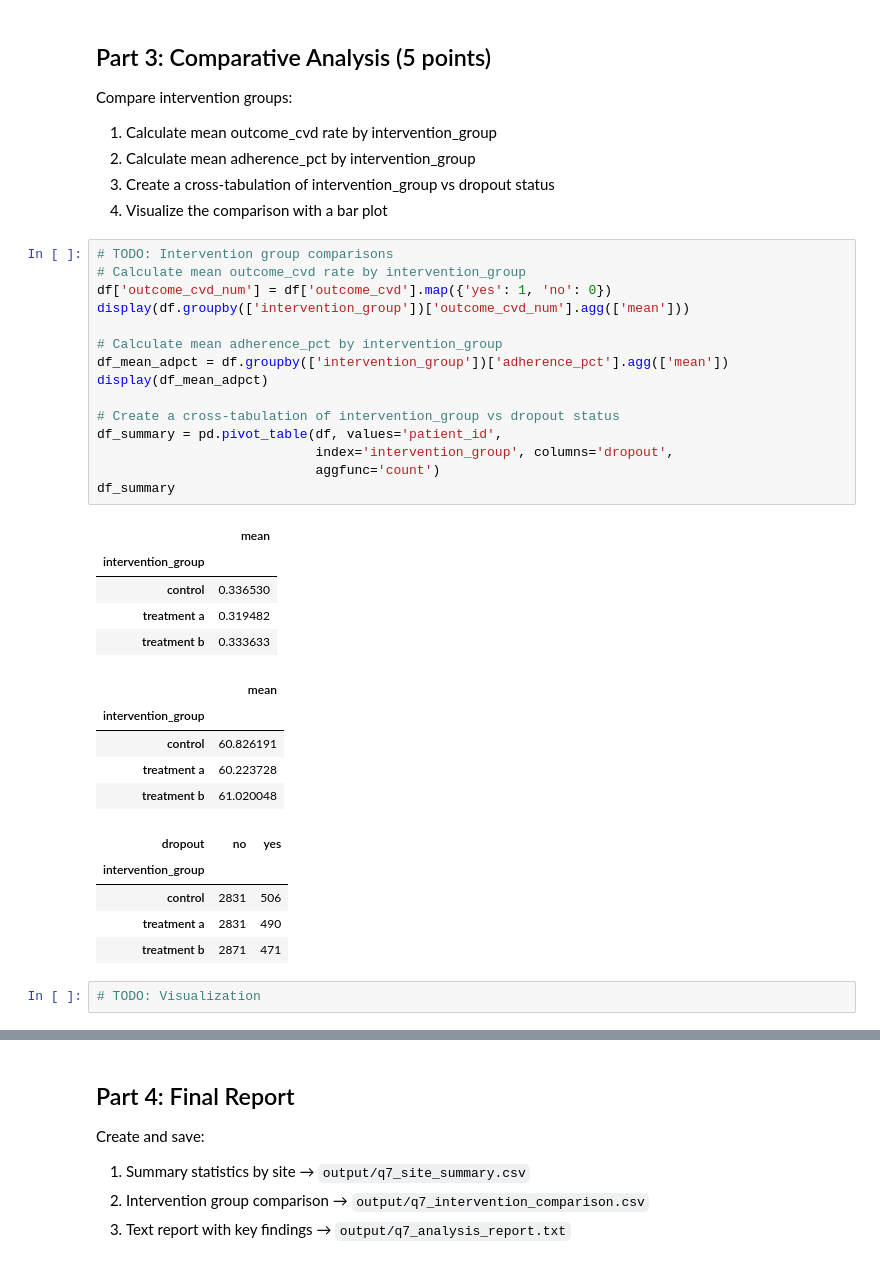
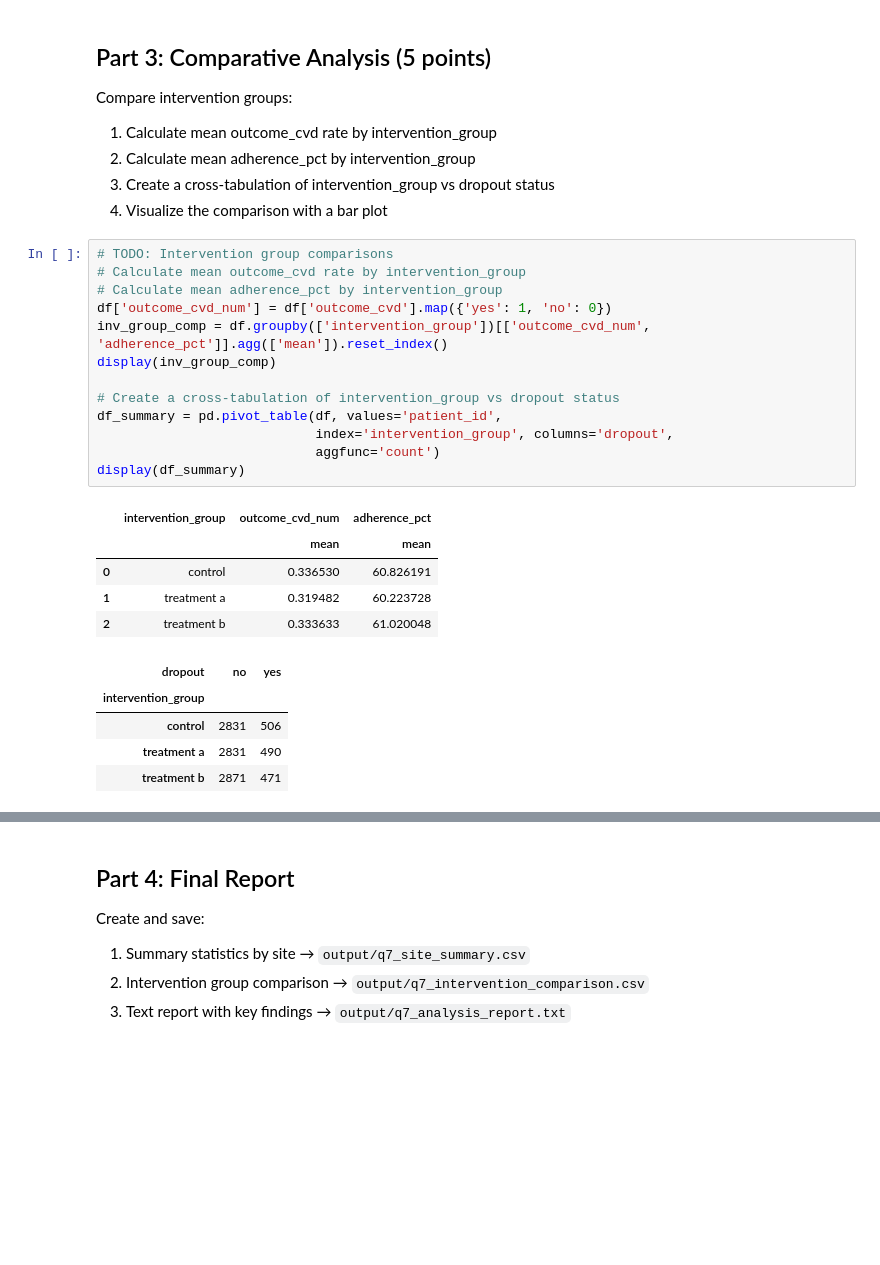
Before and after one commit to UCSF-DataSci/ds217-midterm-bobho1999, a Jupyter notebook: q7_aggregation.ipynb, the cells around one changed output, grey strips where cells are left out. Saved outputs shown, nothing was run; the diff lists cells and outputs as text; blank space fills up the shorter version.

```diff
--- a/q7_aggregation.ipynb
+++ b/q7_aggregation.ipynb
@@ -139,33 +135,24 @@ Compare intervention groups:
 # %%
 # TODO: Intervention group comparisons
 # Calculate mean outcome_cvd rate by intervention_group
+# Calculate mean adherence_pct by intervention_group
 df['outcome_cvd_num'] = df['outcome_cvd'].map({'yes': 1, 'no': 0})
-display(df.groupby(['intervention_group'])['outcome_cvd_num'].agg(['mean']))
-
-# Calculate mean adherence_pct by intervention_group
-df_mean_adpct = df.groupby(['intervention_group'])['adherence_pct'].agg(['mean'])
-display(df_mean_adpct)
+inv_group_comp = df.groupby(['intervention_group'])[['outcome_cvd_num', 'adherence_pct']].agg(['mean']).reset_index()
+display(inv_group_comp)
 
 # Create a cross-tabulation of intervention_group vs dropout status
 df_summary = pd.pivot_table(df, values='patient_id',
                             index='intervention_group', columns='dropout',
                             aggfunc='count')
-df_summary
+display(df_summary)
 # %% [output]
-|  | mean |
-| intervention_group |  |
-| control | 0.336530 |
-| treatment a | 0.319482 |
-| treatment b | 0.333633 |
+|  | intervention_group | outcome_cvd_num | adherence_pct |
+|  |  | mean | mean |
+| 0 | control | 0.336530 | 60.826191 |
+| 1 | treatment a | 0.319482 | 60.223728 |
+| 2 | treatment b | 0.333633 | 61.020048 |
-|  | mean |
-| intervention_group |  |
-| control | 60.826191 |
-| treatment a | 60.223728 |
-| treatment b | 61.020048 |
+| dropout | no | yes |
+| intervention_group |  |  |
+| control | 2831 | 506 |
+| treatment a | 2831 | 490 |
+| treatment b | 2871 | 471 |
-| dropout | no | yes |
-| intervention_group |  |  |
-| control | 2831 | 506 |
-| treatment a | 2831 | 490 |
-| treatment b | 2871 | 471 |
-# %%
-# TODO: Visualization
```
Also changed, not shown: parts of 5 cells of this notebook.
